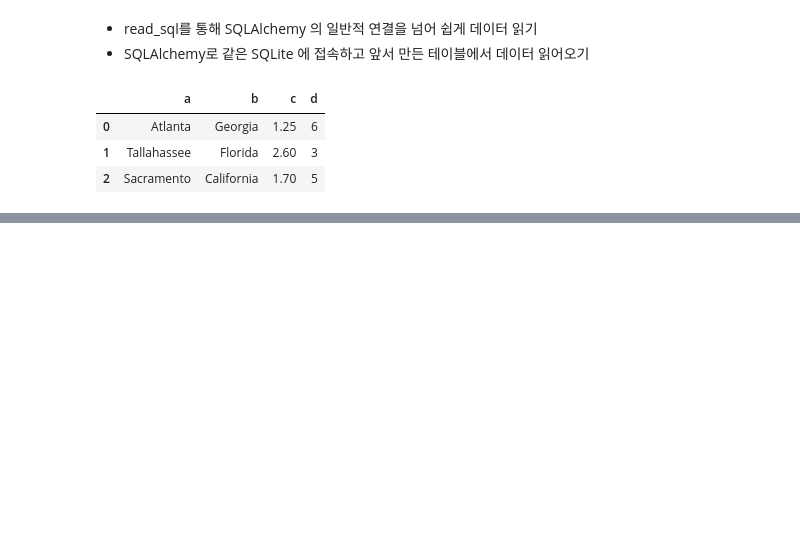
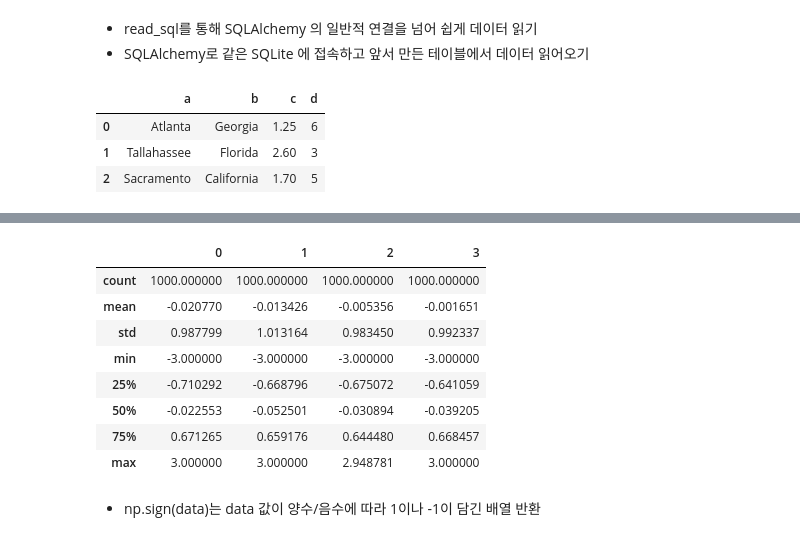
Before and after one commit to helloKH/Psypy, a Jupyter notebook: Psypy_Data Load & Preparations(Chapter 6 ~7).ipynb, the cells around one changed output, grey strips where cells are left out. Cells and saved outputs as stored; diff of their text form; code cells hidden in the pictures; blank space fills up the shorter version.

```diff
--- a/Psypy_Data Load & Preparations(Chapter 6 ~7).ipynb
+++ b/Psypy_Data Load & Preparations(Chapter 6 ~7).ipynb
@@ -716,0 +1313,15 @@ pd.read_sql('select * from test', db)
+# %%
+data[np.abs(data) > 3] = np.sign(data) * 3
+data.describe()
+# %% [output]
+|  | 0 | 1 | 2 | 3 |
+| count | 1000.000000 | 1000.000000 | 1000.000000 | 1000.000000 |
+| mean | -0.020770 | -0.013426 | -0.005356 | -0.001651 |
+| std | 0.987799 | 1.013164 | 0.983450 | 0.992337 |
+| min | -3.000000 | -3.000000 | -3.000000 | -3.000000 |
+| 25% | -0.710292 | -0.668796 | -0.675072 | -0.641059 |
+| 50% | -0.022553 | -0.052501 | -0.030894 | -0.039205 |
+| 75% | 0.671265 | 0.659176 | 0.644480 | 0.668457 |
+| max | 3.000000 | 3.000000 | 2.948781 | 3.000000 |
+# %% [markdown]
+- np.sign(data)는 data 값이 양수/음수에 따라 1이나 -1이 담긴 배열 반환
```
Also changed, not shown: parts of 186 cells of this notebook.
